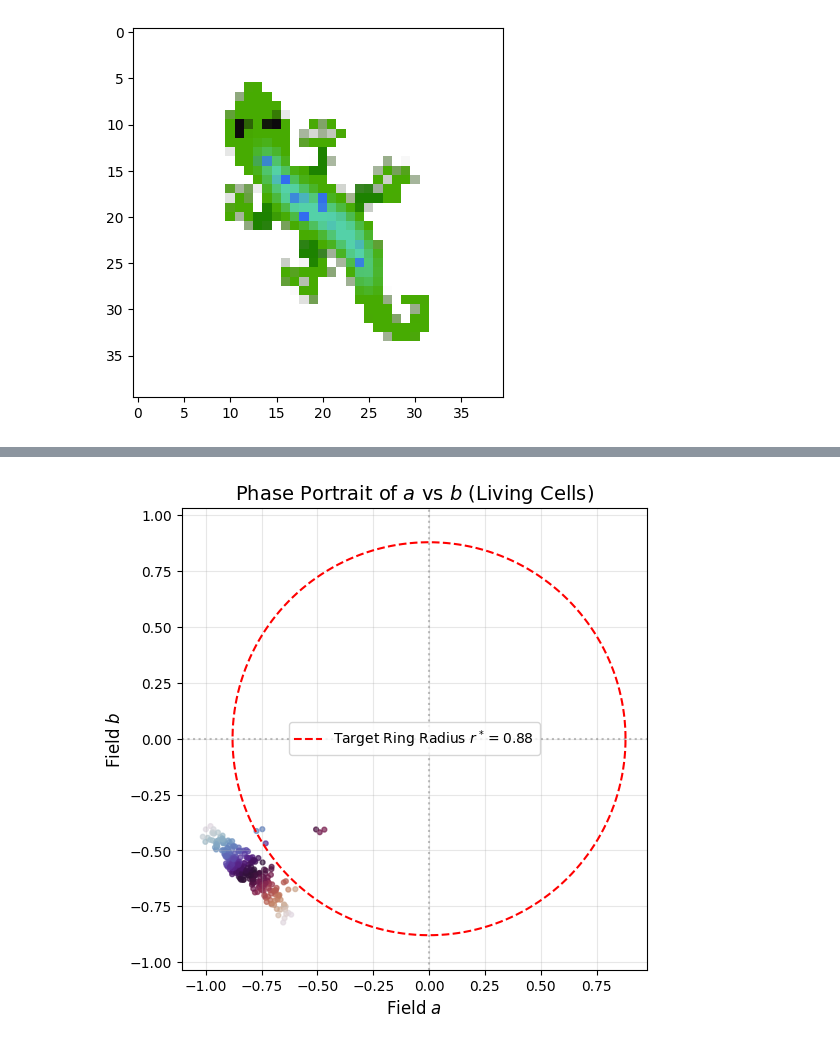
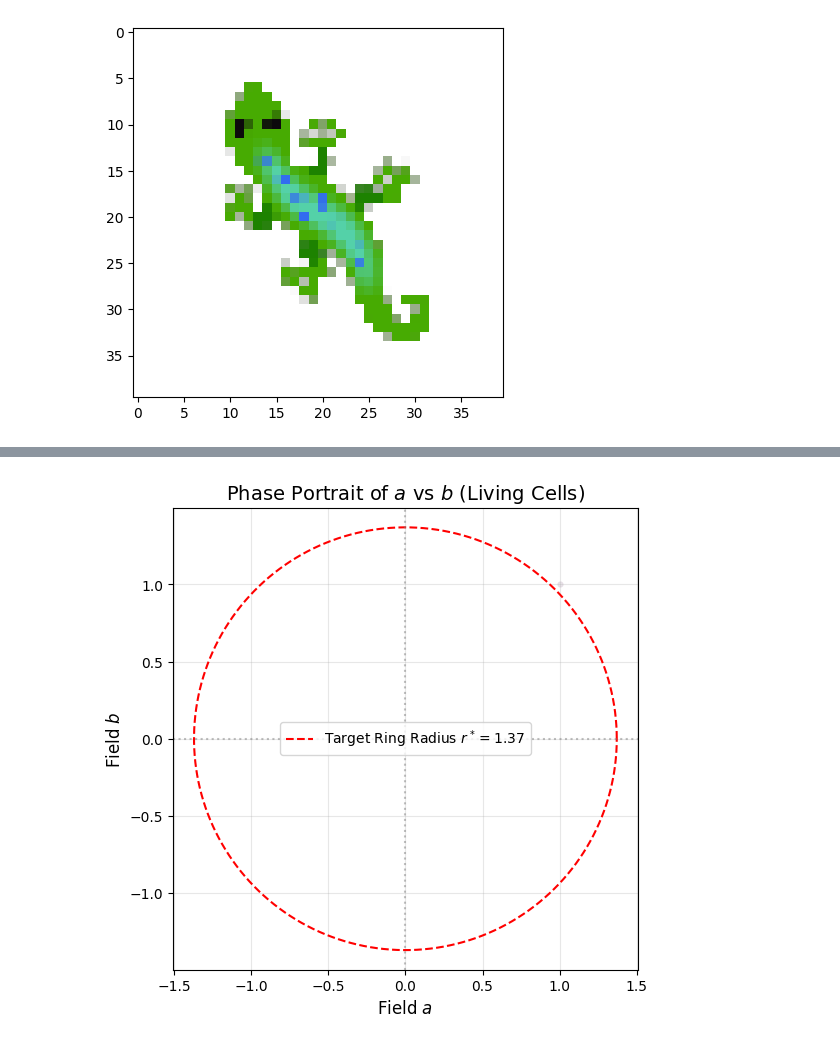
Before and after one commit to lshofsl/Thesis, a Jupyter notebook: NCA_w_RAmod.ipynb, the cells around one changed output, grey strips where cells are left out. Saved outputs shown, nothing was run; the diff lists cells and outputs as text; code cells hidden in the pictures.

```diff
--- a/NCA_w_RAmod.ipynb
+++ b/NCA_w_RAmod.ipynb
@@ -432,7 +445,7 @@ del optim
 torch.cuda.empty_cache()
 # %%
 nca = NCA_RAMod(CHANNELS,hidden_n=HIDDEN_SIZE)
-nca.load_state_dict(torch.load("Trained_models/Gene/NCA_RAMod.pth"))
+nca.load_state_dict(torch.load("Trained_models/Gene/NCA_RAMod_1.pth"))
 nca.to(DEVICE).eval()
 # %% [output]
 NCA_RAMod(
@@ -551,39 +584,48 @@ Learned RA constants:
 # Shape of current_x: (B, C, H, W)
 sample_idx = 0  # Select first image in batch
 
+x = torch.from_numpy(seed[None, ...]).to(DEVICE) if isinstance(seed, np.ndarray) else seed.to(DEVICE)
+
+
 # 1. Flatten spatial dimensions for a (channel 16) and b (channel 17)
-a_flat = current_x[sample_idx, 16].detach().cpu().numpy().flatten()
-b_flat = current_x[sample_idx, 17].detach().cpu().numpy().flatten()
-alpha_val = current_x[sample_idx, 3].detach().cpu().numpy().flatten() # Alpha mask
+a_flat = x[sample_idx, 16].detach().cpu().numpy().flatten()
+b_flat = x[sample_idx, 17].detach().cpu().numpy().flatten()
+alpha_val = x[sample_idx, 3].detach().cpu().numpy().flatten() # Alpha mask
 
 # 2. Filter for living pixels only
 living_mask = alpha_val > 0.1
 a_live = a_flat[living_mask]
 b_live = b_flat[living_mask]
 
 # 3. Calculate spatial angles for color mapping
 spatial_angles = np.arctan2(b_live, a_live)
 
 # 4. Plot Phase Portrait
 plt.figure(figsize=(6, 6))
 plt.scatter(a_live, b_live, c=spatial_angles, cmap='twilight', s=12, alpha=0.7)
 
 # Draw ideal ring attractor radius r* = sqrt(alpha)
-r_star = np.sqrt(max(0, nca.alpha.item()))
+r_star = [float(nca.mu.detach().cpu().flatten()[0]) / float(nca.beta_r.detach().cpu().flatten()[0])]
 theta = np.linspace(0, 2 * np.pi, 200)
-plt.plot(r_star * np.cos(theta), r_star * np.sin(theta), 'r--', label=f'Target Ring Radius $r^* = {r_star:.2f}$')
+plt.plot(
+    r_star * np.cos(theta),
+    r_star * np.sin(theta),
+    'r--',
+    label=f'Target Ring Radius $r^* = {r_star[0]:.2f}$'
+)
+
 
 plt.axhline(0, color='gray', linestyle=':', alpha=0.5)
 plt.axvline(0, color='gray', linestyle=':', alpha=0.5)
 plt.xlabel('Field $a$', fontsize=12)
 plt.ylabel('Field $b$', fontsize=12)
 plt.title('Phase Portrait of $a$ vs $b$ (Living Cells)', fontsize=14)
 plt.axis('equal')
 plt.legend()
 plt.grid(True, alpha=0.3)
 plt.show()
 # %% [output]
-[figure, old version]
+[figure, new version]
 # %%
 with torch.no_grad():
     # Start from a pool sample — guaranteed good starting state
```
Also changed, not shown: parts of 18 cells of this notebook.
